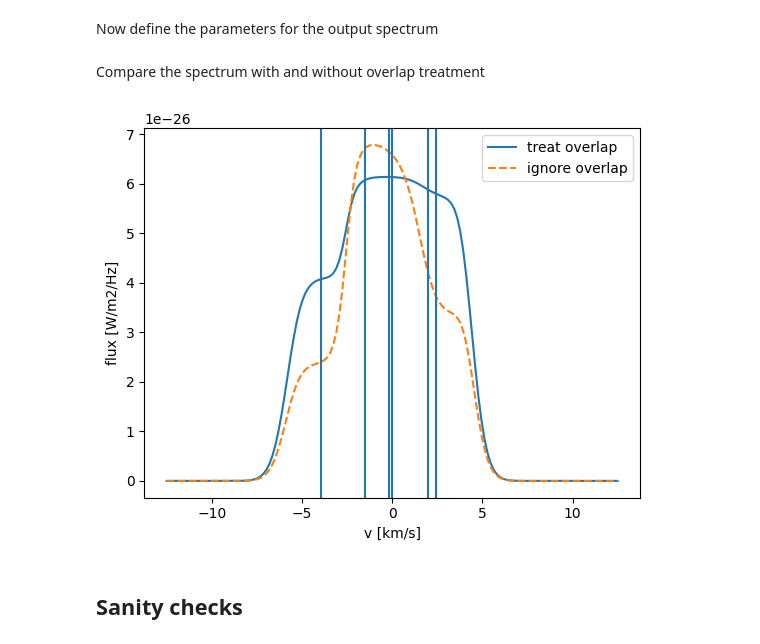
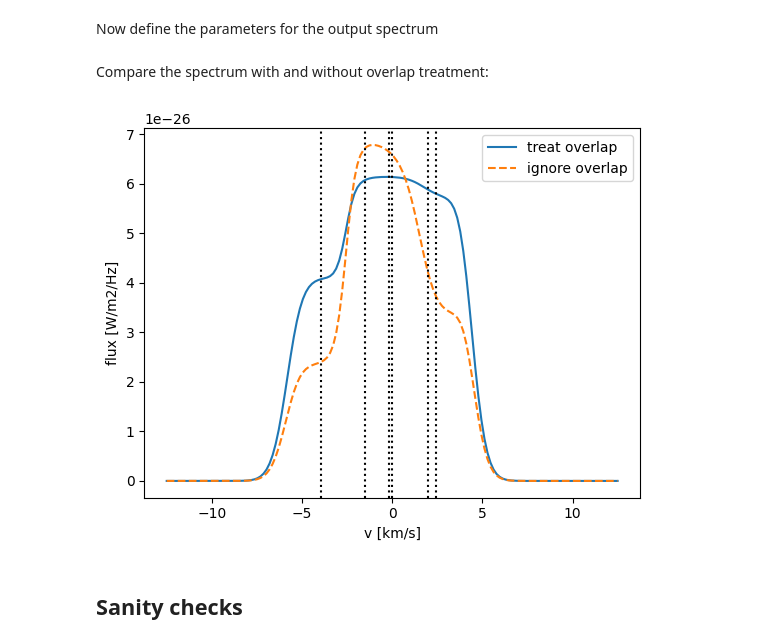
Before and after one commit to gica3618/pythonradex, a Jupyter notebook: docs/notebooks/overlapping_lines.ipynb, the cells around one changed output. Cells and saved outputs as stored; diff of their text form; code cells hidden in the pictures.

```diff
--- a/docs/notebooks/overlapping_lines.ipynb
+++ b/docs/notebooks/overlapping_lines.ipynb
@@ -25,7 +25,8 @@ cloud_kwargs = {'datafilepath':datafilepath,'geometry':geometry,
 reference_cloud_parameters = {'N':5e14/constants.centi**2,'Tkin':25,
                               'collider_densities':{'H2':1e5/constants.centi**3},
                               'ext_background':0,'T_dust':0,'tau_dust':0}
-#make two clouds, one treating overlap, one ignoring overlap, and put them into a dictionary:
-clouds = {ID:radiative_transfer.Cloud(**cloud_kwargs,treat_line_overlap=treat_line_overlap)
-          for ID,treat_line_overlap in zip(('treat overlap','ignore overlap'),(True,False))}
+#make two clouds, one treating overlap, one ignoring overlap, and
+#put them into a dictionary:
+clouds = {ID:radiative_transfer.Cloud(**cloud_kwargs,treat_line_overlap=treat)
+          for ID,treat in zip(('treat overlap','ignore overlap'),(True,False))}
 # %% [markdown]
@@ -74,7 +76,8 @@ for ID,cloud in clouds.items():
     cloud.solve_radiative_transfer()
     for i in line_indices:
         print(f'line {i}:')
-        print(f'tau_nu0 = {cloud.tau_nu0_individual_transitions[i]:.2g}, Tex = {cloud.Tex[i]:.3g} K')
+        print(f'tau_nu0 = {cloud.tau_nu0_individual_transitions[i]:.2g}, '
+              +f'Tex = {cloud.Tex[i]:.3g} K')
     print('\n')
 # %% [output]
 treat overlap
@@ -110,22 +116,23 @@ solid_angle = (100*constants.au)**2/(15*constants.parsec)**2 #arbitrary example
 # %% [markdown]
-Compare the spectrum with and without overlap treatment
+Compare the spectrum with and without overlap treatment:
 # %%
 def compare_clouds(clouds,nu):
     linestyles = {'treat overlap':'solid','ignore overlap':'dashed'}
     fig,ax = plt.subplots()
     for ID,cloud in clouds.items():
         spectrum = cloud.spectrum(solid_angle=solid_angle,nu=nu)
         ax.plot(v/constants.kilo,spectrum,label=ID,linestyle=linestyles[ID])
     ax.legend(loc='best')
     for nu0 in nu0s:
         #mark the position of each transition with a vertical line
-        ax.axvline((1-nu0/ref_nu0)*constants.c/constants.kilo)
+        ax.axvline((1-nu0/ref_nu0)*constants.c/constants.kilo,color='black',
+                  linestyle='dotted')
     ax.set_xlabel('v [km/s]')
     ax.set_ylabel('flux [W/m2/Hz]')
 
 compare_clouds(clouds=clouds,nu=nu)
 # %% [output]
-[figure, old version]
+[figure, new version]
 # %% [markdown]
 ## Sanity checks
 # %% [markdown]
```
Also changed, not shown: parts of 8 cells of this notebook, 23 other files.
